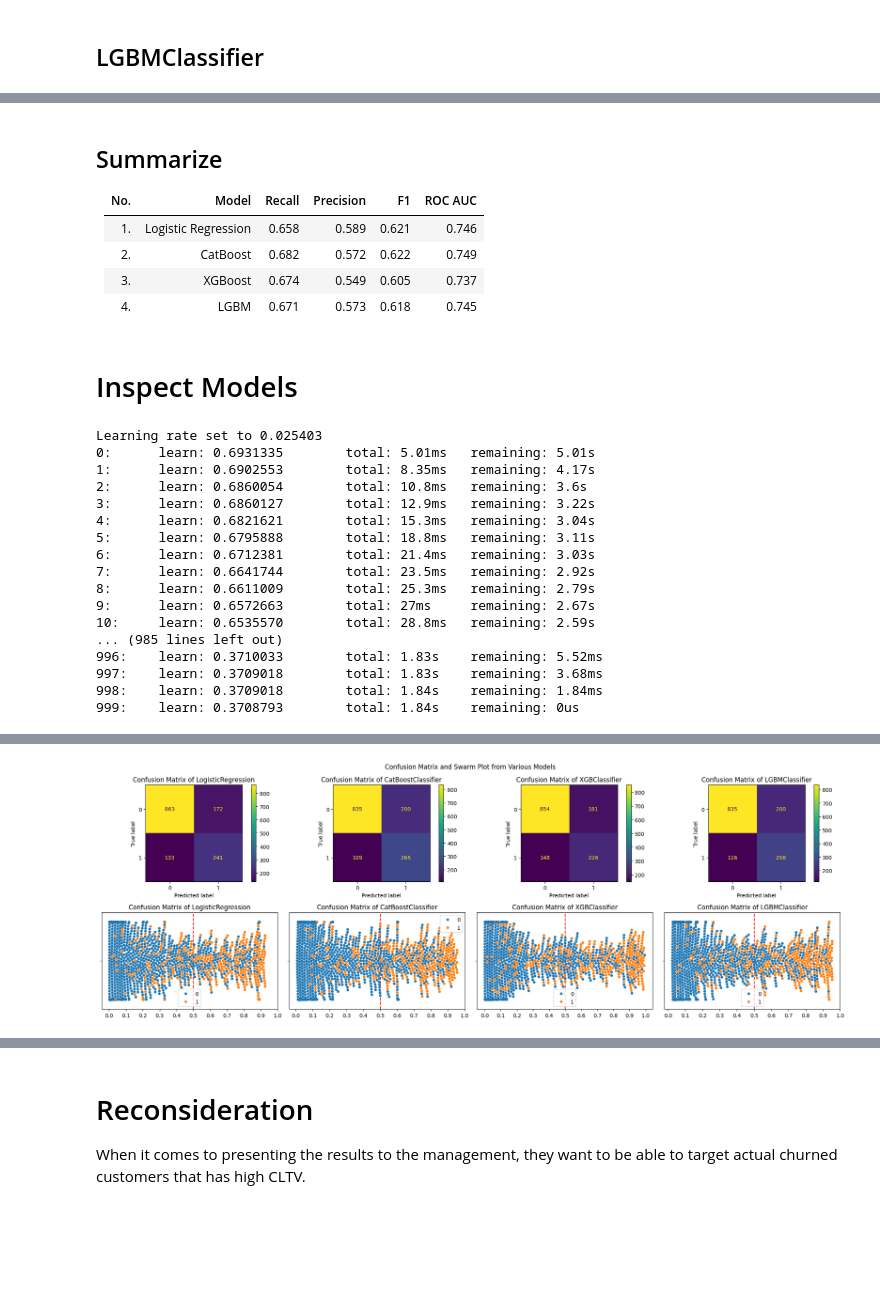
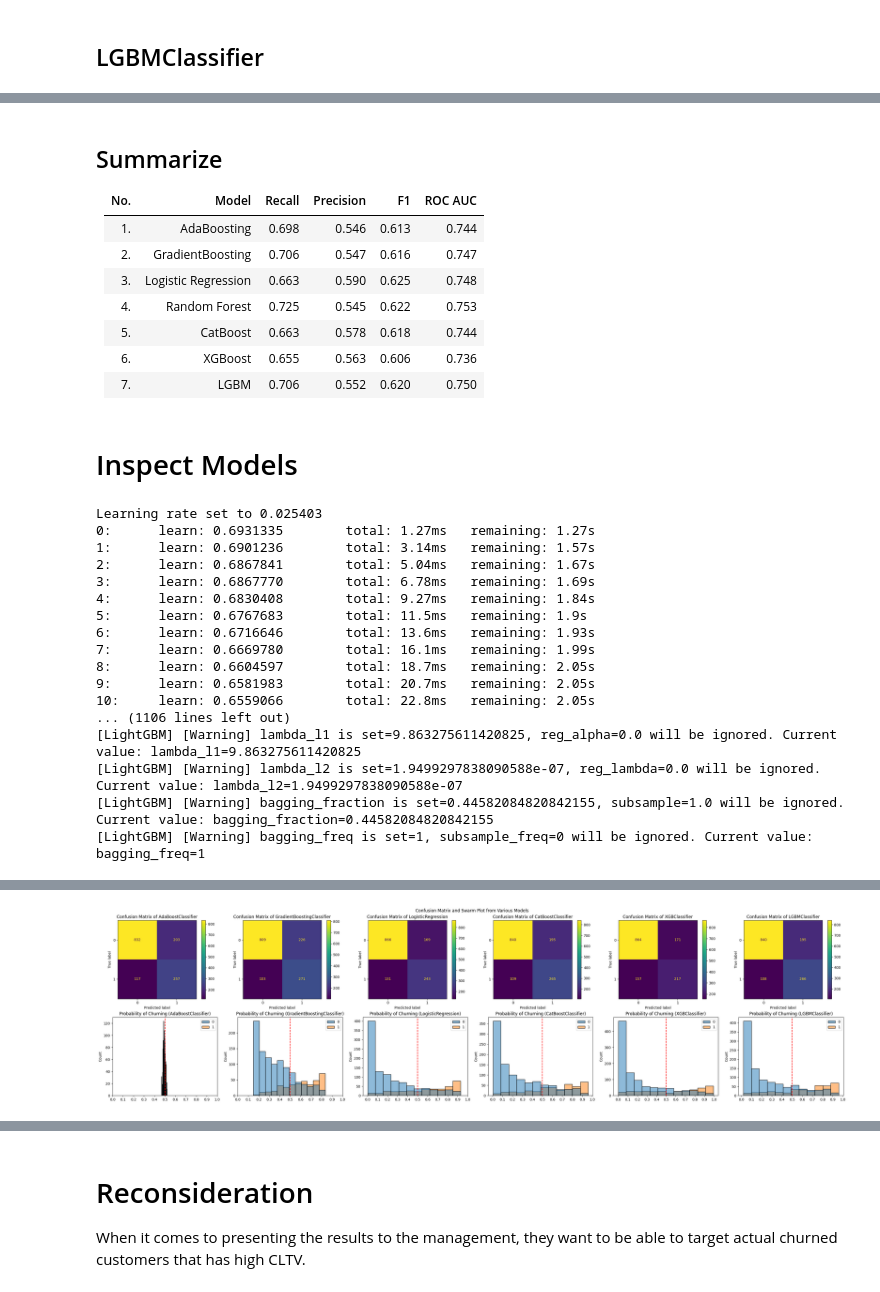
Before and after one commit to marcellinus-witarsah/data-challenge-dsw-2023, a Jupyter notebook: notebooks/03_churn_model.ipynb, the cells around one changed output, grey strips where cells are left out. Drawn from its saved outputs; the diff is of its cells as text; code cells hidden in the pictures; blank space fills up the shorter version.

Commit message:
LGBM is the final model :)

```diff
--- a/notebooks/03_churn_model.ipynb
+++ b/notebooks/03_churn_model.ipynb
@@ -902,15 +890,0 @@ SVMSMOTE, LGBMClassifier done
-# %%
-fig, ax = plt.subplots(ncols=4, figsize=(15, 5), sharey=True)
-for i, oversampler in enumerate(
-    [
-        "RandomOverSampler",
-        "SMOTE",
-        "BorderlineSMOTE",
-        "SVMSMOTE"
-    ]
-    ):
-    plot_df = result_df[result_df["Oversampler"]==oversampler]
-    sns.barplot(data=plot_df, x="Model", y="Recall", ax=ax[i])
-    ax[i].set_xticklabels(labels=plot_df["Model"], rotation=45)
-fig.suptitle("Comparison of Different Oversampling Method on Best Models")
-fig.tight_layout()
@@ -1307,6 +1516,7 @@ X_test = scaler.transform(X_test)  # <<<<<<<<<<<<< SCALING
 dtrain = xgb.DMatrix(X_train, label=y_train)
 dvalid = xgb.DMatrix(X_val, label=y_val)
 dtest = xgb.DMatrix(X_test, label=y_test)
+
 # Hyperparameter Tuning
 # ==============================================
 def objective(trial):
@@ -1342,7 +1552,7 @@ def objective(trial):
     return f1_score(y_val, pred_labels)
 
 study = optuna.create_study(direction="maximize")
-study.optimize(objective, n_trials=50)
+study.optimize(objective, n_trials=25)
 print("Number of finished trials: ", len(study.trials))
 print("Best trial:")
 trial = study.best_trial
@@ -1354,11 +1564,12 @@ for key, value in trial.params.items():
 
 # Train using best parameters
 # ==============================================
-model = xgb.train(study.best_params, dtrain)
+model = xgb.XGBClassifier(**study.best_params, random_state=42)
+model.fit(X_train, y_train)
 
 # Predict
 # ==============================================
-preds = model.predict(dtest)
+preds = model.predict(X_test)
 y_pred = np.rint(preds)
 print(f"""
 Recalls: {recall_score(y_test, y_pred):.3f}
@@ -1529,10 +1740,13 @@ ROC AUC SCORE: 0.745
 ## Summarize
 | No. | Model               | Recall | Precision | F1    | ROC AUC |
 |-----|---------------------|--------|-----------|-------|---------|
-| 1.  | Logistic Regression | 0.658  | 0.589     | 0.621 | 0.746   |
-| 2.  | CatBoost            | 0.682  | 0.572     | 0.622 | 0.749   |
-| 3.  | XGBoost             | 0.674  | 0.549     | 0.605 | 0.737   |
-| 4.  | LGBM                | 0.671  | 0.573     | 0.618 | 0.745   |
+| 1.  | AdaBoosting         | 0.698  | 0.546     | 0.613 | 0.744   |
+| 2.  | GradientBoosting    | 0.706  | 0.547     | 0.616 | 0.747   |
+| 3.  | Logistic Regression | 0.663  | 0.590     | 0.625 | 0.748   |
+| 4.  | Random Forest       | 0.725  | 0.545     | 0.622 | 0.753   |
+| 5.  | CatBoost            | 0.663  | 0.578     | 0.618 | 0.744   |
+| 6.  | XGBoost             | 0.655  | 0.563     | 0.606 | 0.736   |
+| 7.  | LGBM                | 0.706  | 0.552     | 0.620 | 0.750   |
 
 <!-- Best on thise model we want to be able to detect as many as churn users as possible, sacrificing a little bit of precision is okay. Predicting unchurned users as churn users doesn't bother use because they will be happy **(low chance of churning)** if we give approach with some retention strategy such as promotion, discount, etc. -->
 # %% [markdown]
@@ -1625,7 +1846,7 @@ precisions = []
 f1s = []
 roc_aucs = []
 models = []
-fig, ax = plt.subplots(ncols=len(pair_model_params), nrows=2, figsize=(20, 7))
+fig, ax = plt.subplots(ncols=len(pair_model_params), nrows=2, figsize=(30, 8))
 for i, (model, params) in enumerate(pair_model_params):
     # Create Model and Predict
     # ==============================================
@@ -1650,8 +1871,8 @@ for i, (model, params) in enumerate(pair_model_params):
     ax[0][i].set_title(f"Confusion Matrix of {model.__class__.__name__}")
 
     # swarm plot
-    sns.swarmplot(x=y_pred_proba[:, 1], hue=y_test.tolist(), ax=ax[1][i])
-    ax[1][i].set_title(f"Confusion Matrix of {model.__class__.__name__}")
+    sns.histplot(x=y_pred_proba[:, 1], hue=y_test.tolist(), ax=ax[1][i])
+    ax[1][i].set_title(f"Probability of Churning ({model.__class__.__name__})")
     ax[1][i].axvline(threshold, label="Threshold", color="red", linestyle="--")
     ax[1][i].set_xticks(np.arange(0, 1.001, 0.1))
 
@@ -1659,19 +1880,19 @@ fig.suptitle("Confusion Matrix and Swarm Plot from Various Models")
 fig.tight_layout()
 # %% [output]
 Learning rate set to 0.025403
-0:      learn: 0.6931335        total: 5.01ms   remaining: 5.01s
-1:      learn: 0.6902553        total: 8.35ms   remaining: 4.17s
-2:      learn: 0.6860054        total: 10.8ms   remaining: 3.6s
-3:      learn: 0.6860127        total: 12.9ms   remaining: 3.22s
-4:      learn: 0.6821621        total: 15.3ms   remaining: 3.04s
-5:      learn: 0.6795888        total: 18.8ms   remaining: 3.11s
-6:      learn: 0.6712381        total: 21.4ms   remaining: 3.03s
-7:      learn: 0.6641744        total: 23.5ms   remaining: 2.92s
-8:      learn: 0.6611009        total: 25.3ms   remaining: 2.79s
-9:      learn: 0.6572663        total: 27ms     remaining: 2.67s
-10:     learn: 0.6535570        total: 28.8ms   remaining: 2.59s
-... (985 lines left out)
-996:    learn: 0.3710033        total: 1.83s    remaining: 5.52ms
-997:    learn: 0.3709018        total: 1.83s    remaining: 3.68ms
-998:    learn: 0.3709018        total: 1.84s    remaining: 1.84ms
-999:    learn: 0.3708793        total: 1.84s    remaining: 0us
+0:      learn: 0.6931335        total: 1.27ms   remaining: 1.27s
+1:      learn: 0.6901236        total: 3.14ms   remaining: 1.57s
+2:      learn: 0.6867841        total: 5.04ms   remaining: 1.67s
+3:      learn: 0.6867770        total: 6.78ms   remaining: 1.69s
+4:      learn: 0.6830408        total: 9.27ms   remaining: 1.84s
+5:      learn: 0.6767683        total: 11.5ms   remaining: 1.9s
+6:      learn: 0.6716646        total: 13.6ms   remaining: 1.93s
+7:      learn: 0.6669780        total: 16.1ms   remaining: 1.99s
+8:      learn: 0.6604597        total: 18.7ms   remaining: 2.05s
+9:      learn: 0.6581983        total: 20.7ms   remaining: 2.05s
+10:     learn: 0.6559066        total: 22.8ms   remaining: 2.05s
+... (1106 lines left out)
+[LightGBM] [Warning] lambda_l1 is set=9.863275611420825, reg_alpha=0.0 will be ignored. Current value: lambda_l1=9.863275611420825
+[LightGBM] [Warning] lambda_l2 is set=1.9499297838090588e-07, reg_lambda=0.0 will be ignored. Current value: lambda_l2=1.9499297838090588e-07
+[LightGBM] [Warning] bagging_fraction is set=0.44582084820842155, subsample=1.0 will be ignored. Current value: bagging_fraction=0.44582084820842155
+[LightGBM] [Warning] bagging_freq is set=1, subsample_freq=0 will be ignored. Current value: bagging_freq=1
@@ -1695,4 +1899,4 @@ Learning rate set to 0.025403
-[figure, old version]
+[figure, new version]
 # %%
 pd.DataFrame({
     "Model": models,
```
Also changed, not shown: parts of 26 cells of this notebook, 4 other files.
